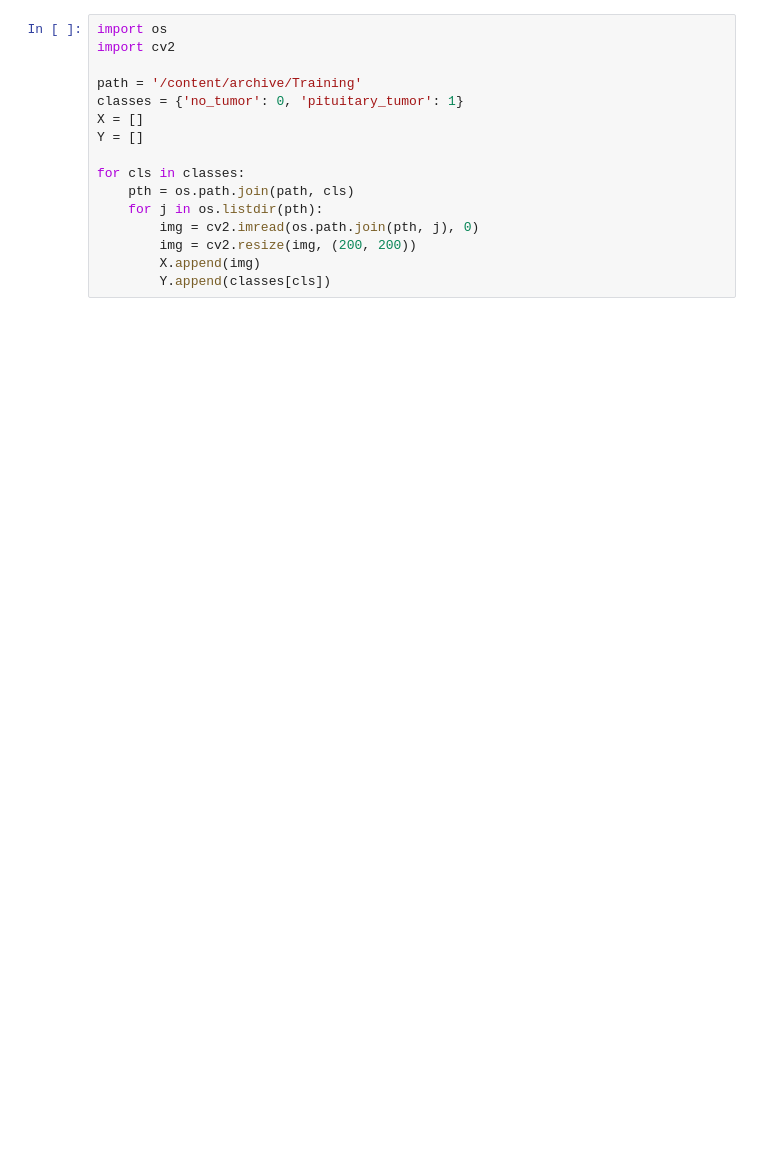
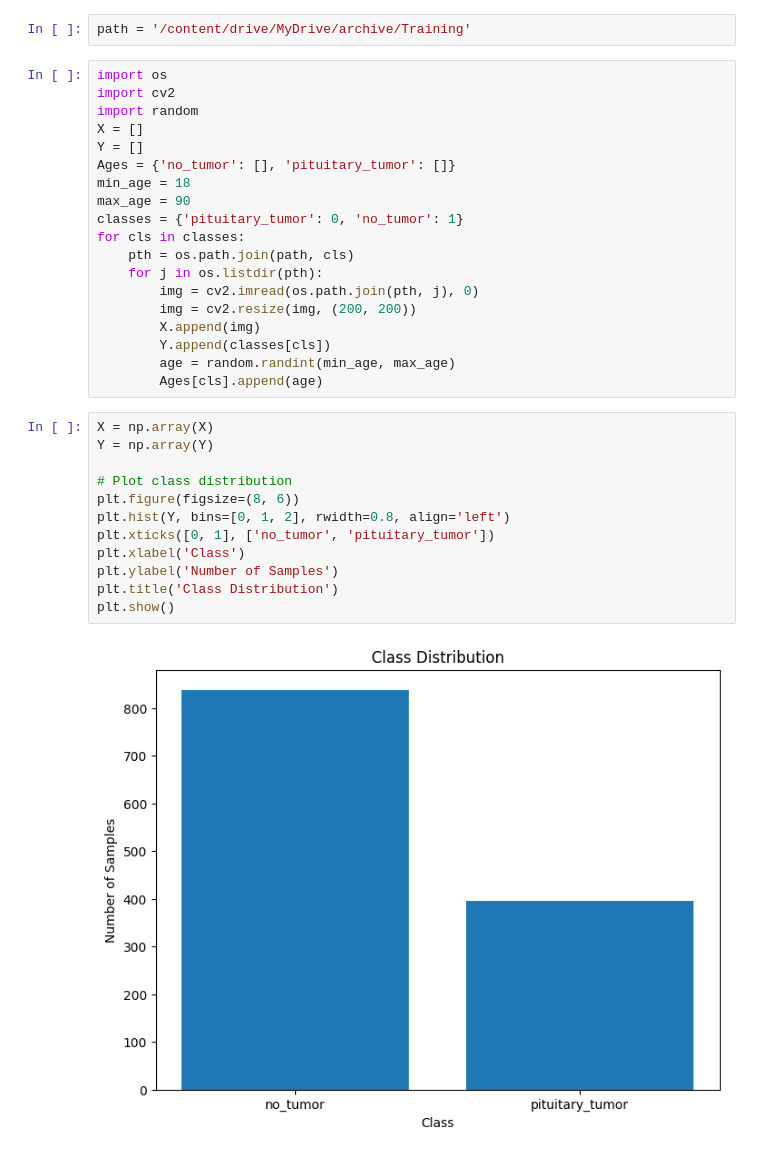
Before and after one commit to MRazin172/BrainLab9, a Jupyter notebook: Brain9.ipynb, the cells around one changed output. Drawn from its saved outputs; the diff is of its cells as text; blank space fills up the shorter version.

```diff
--- a/Brain9.ipynb
+++ b/Brain9.ipynb
@@ -12,12 +9,15 @@ from sklearn.metrics import accuracy_score, classification_report, confusion_mat
+# %%
+path = '/content/drive/MyDrive/archive/Training'
 # %%
 import os
 import cv2
-
-path = '/content/archive/Training'
-classes = {'no_tumor': 0, 'pituitary_tumor': 1}
+import random
 X = []
 Y = []
-
+Ages = {'no_tumor': [], 'pituitary_tumor': []}
+min_age = 18
+max_age = 90
+classes = {'pituitary_tumor': 0, 'no_tumor': 1}
 for cls in classes:
     pth = os.path.join(path, cls)
     for j in os.listdir(pth):
@@ -25,3 +25,19 @@ for cls in classes:
         img = cv2.resize(img, (200, 200))
         X.append(img)
         Y.append(classes[cls])
+        age = random.randint(min_age, max_age)
+        Ages[cls].append(age)
+# %%
+X = np.array(X)
+Y = np.array(Y)
+
+# Plot class distribution
+plt.figure(figsize=(8, 6))
+plt.hist(Y, bins=[0, 1, 2], rwidth=0.8, align='left')
+plt.xticks([0, 1], ['no_tumor', 'pituitary_tumor'])
+plt.xlabel('Class')
+plt.ylabel('Number of Samples')
+plt.title('Class Distribution')
+plt.show()
+# %% [output]
+[figure, added]
```
Also changed, not shown: parts of 13 cells of this notebook.
